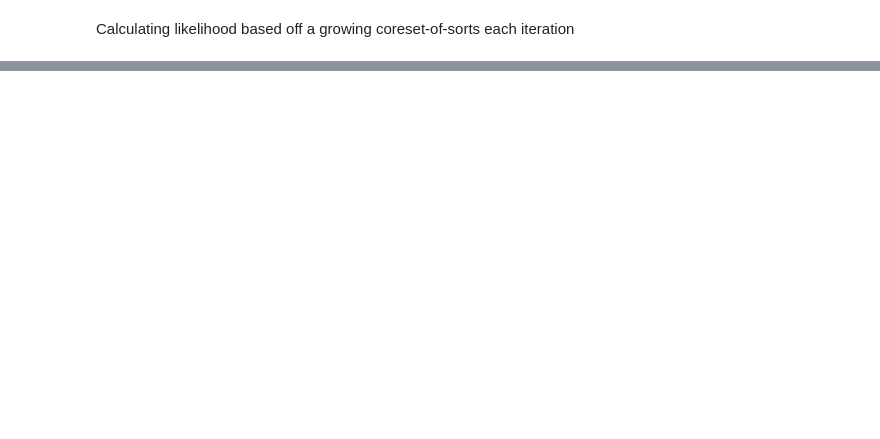
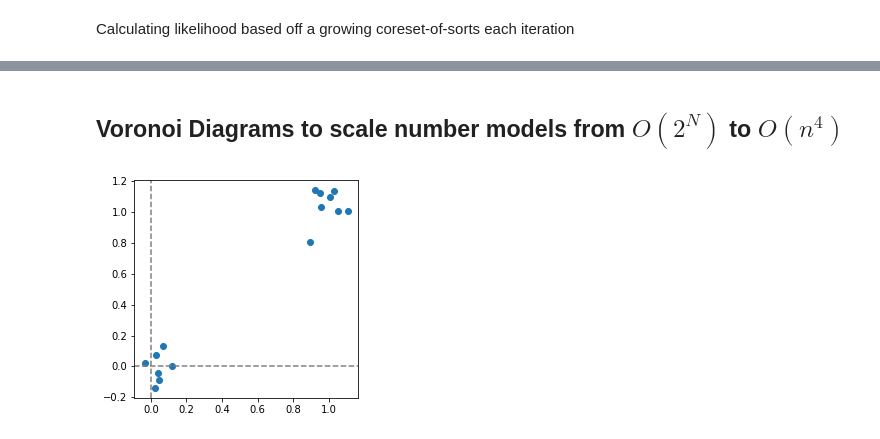
Before and after one commit to jviszlai/Bayesian-inference-coresets, a Jupyter notebook: BayesianInferenceClusteringExample.ipynb, the cells around one changed output, grey strips where cells are left out. Drawn from its saved outputs; the diff is of its cells as text; code cells hidden in the pictures; blank space fills up the shorter version.

Commit message:
add naive classical implementation of voronoi diagrams for reducing model space

```diff
--- a/BayesianInferenceClusteringExample.ipynb
+++ b/BayesianInferenceClusteringExample.ipynb
@@ -182,0 +199,2 @@ plot_cluster(data, model)
+# %% [markdown]
+## Voronoi Diagrams to scale number models from $O(2^N)$ to $O(n^4)$
@@ -182,0 +204,7 @@ plot_cluster(data, model)
+# %%
+num_data = 15
+data, true_c1, true_c2 = gen_gaussian_data(N=num_data, stddev=0.1)
+np.random.shuffle(data)
+plot_data(data)
+# %% [output]
+[figure, added]
```
Also changed, not shown: parts of 12 cells of this notebook.
